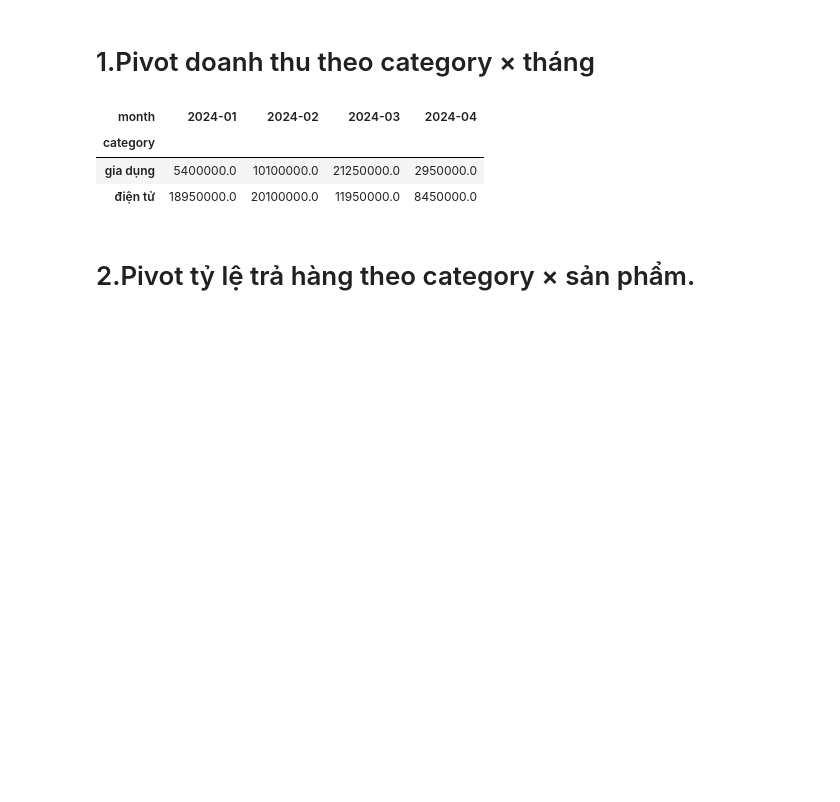
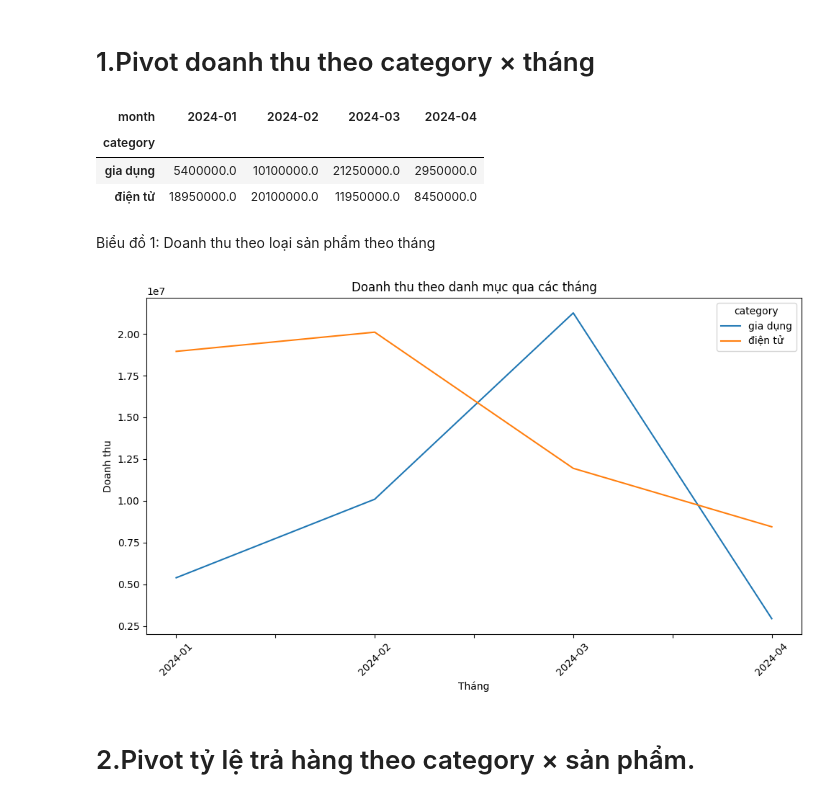
Before and after one commit to Phuc18A1/18A1_Nhom_8_Case_8, a Jupyter notebook: Nhiệm vụ 5 - Pivot Table và Stack hoặc Unstack.ipynb, the cells around one changed output. Cells and saved outputs as stored; diff of their text form; code cells hidden in the pictures; blank space fills up the shorter version.

Commit message:
bổ sung biểu đồ cho nhiệm vụ 5

```diff
--- a/Nhiệm vụ 5 - Pivot Table và Stack hoặc Unstack.ipynb
+++ b/Nhiệm vụ 5 - Pivot Table và Stack hoặc Unstack.ipynb
@@ -28,6 +28,27 @@ pivot_revenue
 | category |  |  |  |  |
 | gia dụng | 5400000.0 | 10100000.0 | 21250000.0 | 2950000.0 |
 | điện tử | 18950000.0 | 20100000.0 | 11950000.0 | 8450000.0 |
+# %% [markdown]
+Biểu đồ 1: Doanh thu theo loại sản phẩm theo tháng
+# %%
+pivot_revenue = pd.pivot_table(
+    df,
+    values="revenue",
+    index="category",
+    columns="month",
+    aggfunc="sum",
+    fill_value=0
+)
+
+pivot_revenue.T.plot(figsize=(10,6))
+plt.title("Doanh thu theo danh mục qua các tháng")
+plt.xlabel("Tháng")
+plt.ylabel("Doanh thu")
+plt.xticks(rotation=45)
+plt.tight_layout()
+plt.show()
+# %% [output]
+[figure, added]
 # %% [markdown]
 # 2.Pivot tỷ lệ trả hàng theo category × sản phẩm.
 # %%
```
Also changed, not shown: parts of 6 cells of this notebook.
